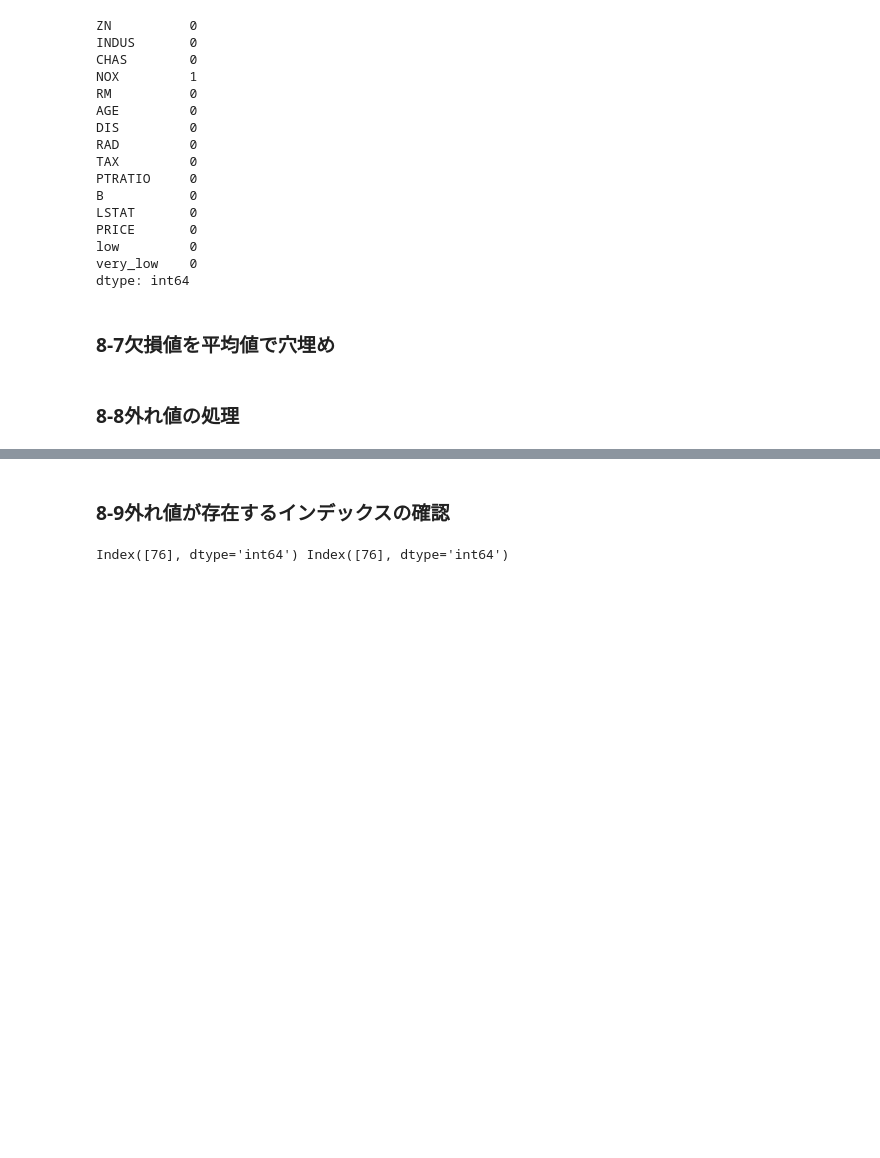
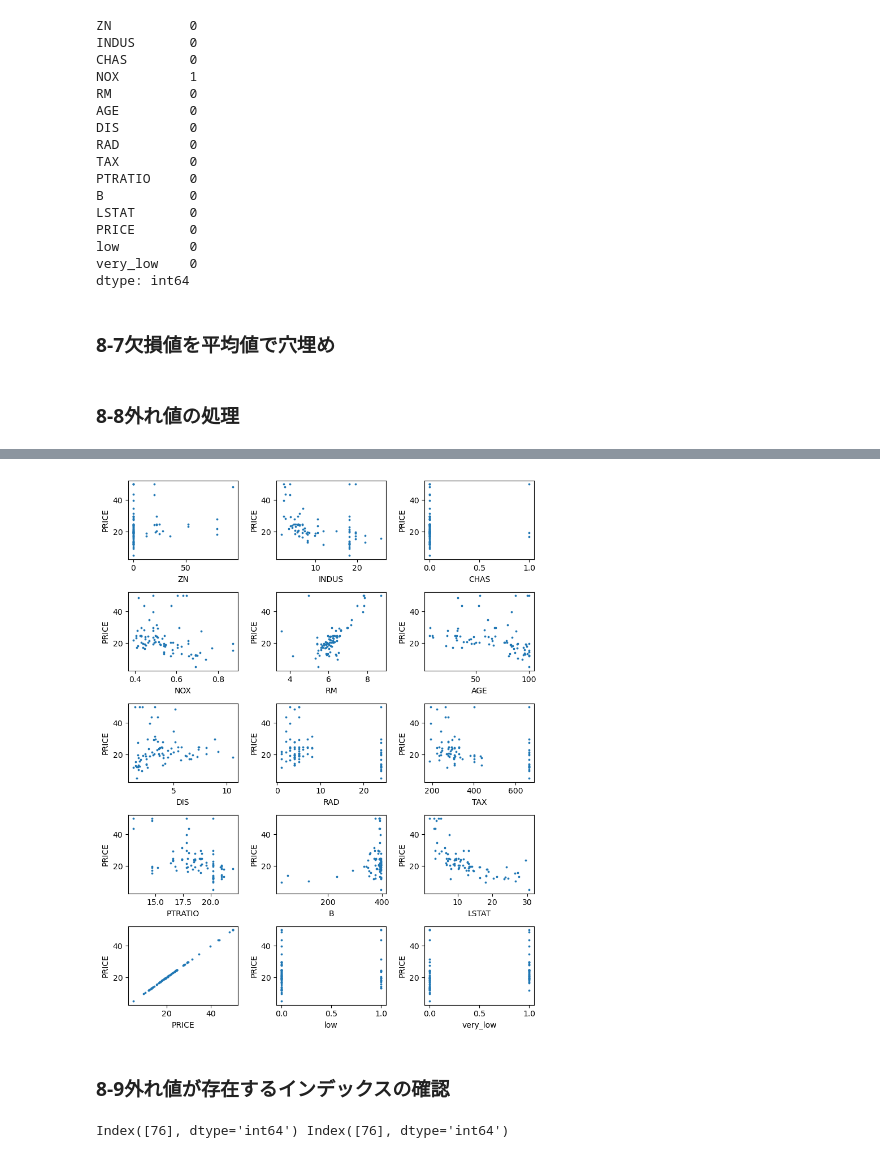
Before and after one commit to ahiru3test/aiai, a Jupyter notebook: notebook/sukkiri-ml-codes/ipynb/chap08a.ipynb, the cells around one changed output, grey strips where cells are left out. Cells and saved outputs as stored; diff of their text form; code cells hidden in the pictures; blank space fills up the shorter version.

```diff
--- a/notebook/sukkiri-ml-codes/ipynb/chap08a.ipynb
+++ b/notebook/sukkiri-ml-codes/ipynb/chap08a.ipynb
@@ -93,3 +75,16 @@ for name in colname:
+# %%
+import matplotlib.pyplot as plt
+fig = plt.figure(figsize=(8,10))
+colname = train_val2.columns
+# for name in colname:
+#     train_val2.plot(kind = 'scatter', x = name, y = 'PRICE')
+for n, col in enumerate(colname):
+    train_val2.plot(ax=fig.add_subplot(5,3,n+1), kind='scatter', x= col, y='PRICE', s=3)
+
+plt.tight_layout()
+plt.show()
+# %% [output]
+[figure, added]
 # %% [markdown]
 ### 8-9外れ値が存在するインデックスの確認
 # %%
```
Also changed, not shown: parts of 2 cells of this notebook, 7 other files.
